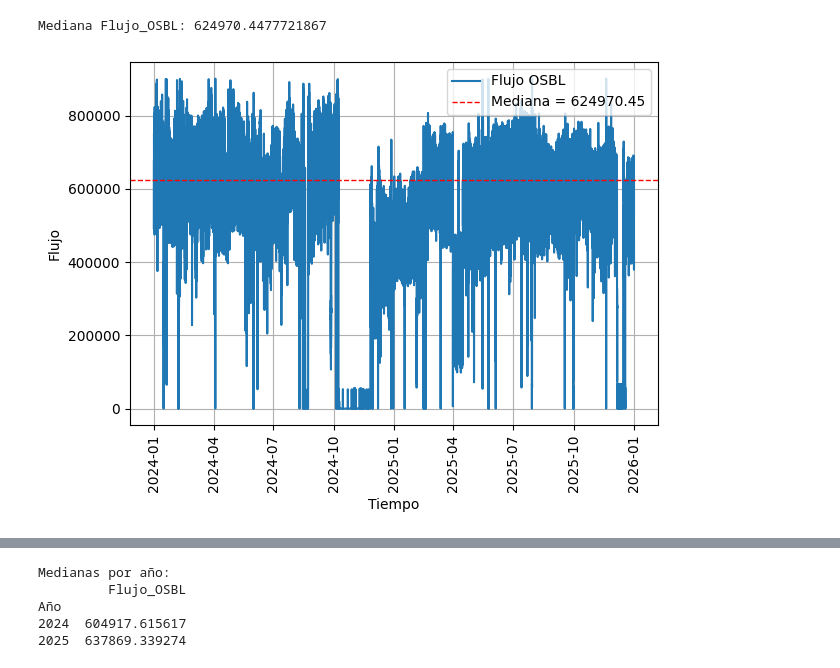
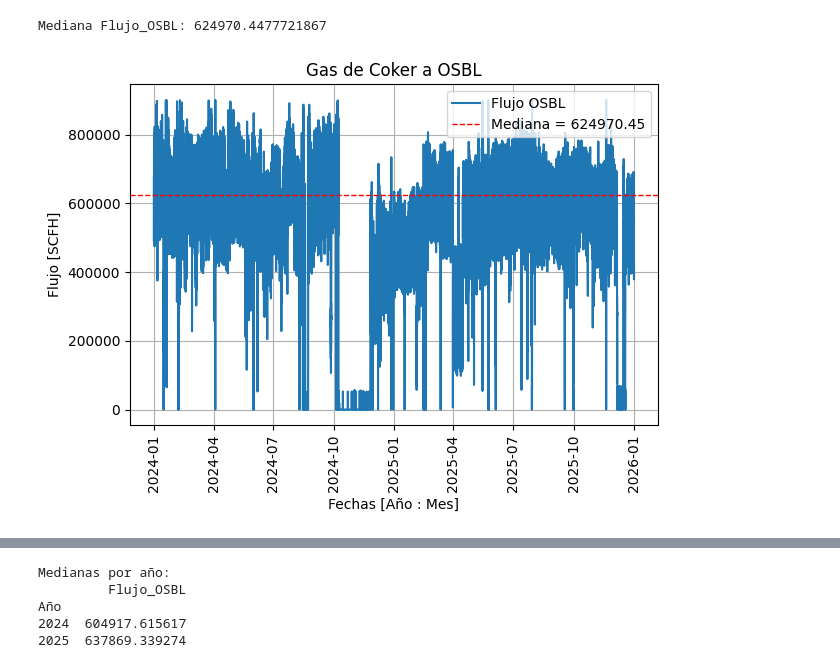
Before and after one commit to vbedoyaj21/OSBL, a Jupyter notebook: EDA_OSBL_Coker Gas.ipynb, the cells around one changed output, grey strips where cells are left out. Drawn from its saved outputs; the diff is of its cells as text; code cells hidden in the pictures.

```diff
--- a/EDA_OSBL_Coker Gas.ipynb
+++ b/EDA_OSBL_Coker Gas.ipynb
@@ -101,21 +101,21 @@ Mediana Flujo_OSBL: 624970.4477721867
 # %%
 # =========================
 # BLOQUE 5.1: Gráfico discontinuo Flujo OSBL
 # =========================
 #plt.figure(figsize=(14,6))
 
 plt.plot(df_merged.index, df_merged["Flujo_OSBL"], label="Flujo OSBL")
 
 plt.axhline(mediana_OSBL, linestyle="--", linewidth=1, color='r',
             label=f"Mediana = {mediana_OSBL:.2f}")
 
-plt.xlabel("Tiempo")
-plt.ylabel("Flujo")
+plt.xlabel("Fechas [Año : Mes]")
+plt.ylabel("Flujo [SCFH]")
 plt.xticks(rotation=90)
-#plt.title("ACA EL TITULITO")
+plt.title("Gas de Coker a OSBL")
 plt.legend()
 plt.tight_layout()
 plt.grid(True)
 plt.show()
 # %% [output]
-[figure, old version]
+[figure, new version]
```
Also changed, not shown: parts of 2 cells of this notebook.
